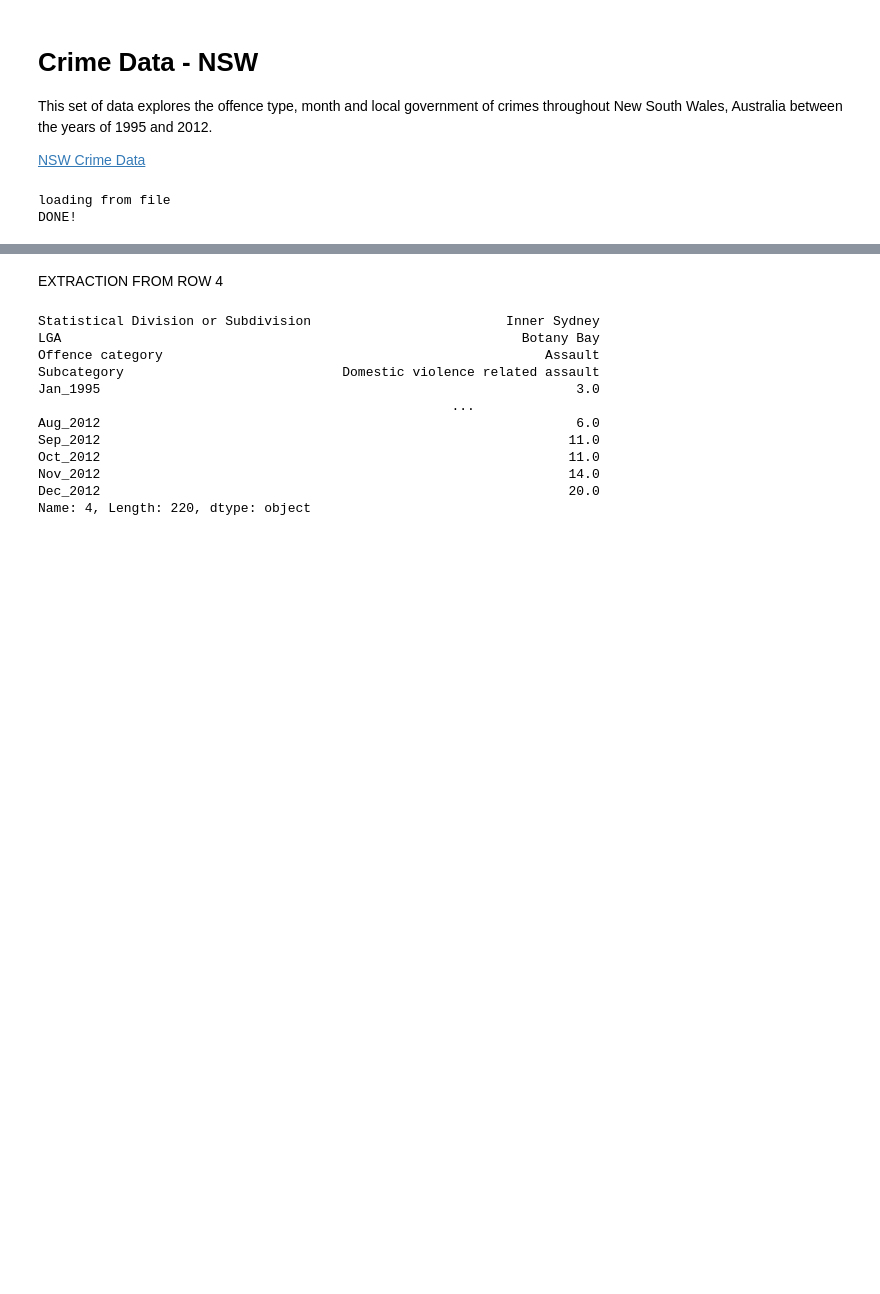
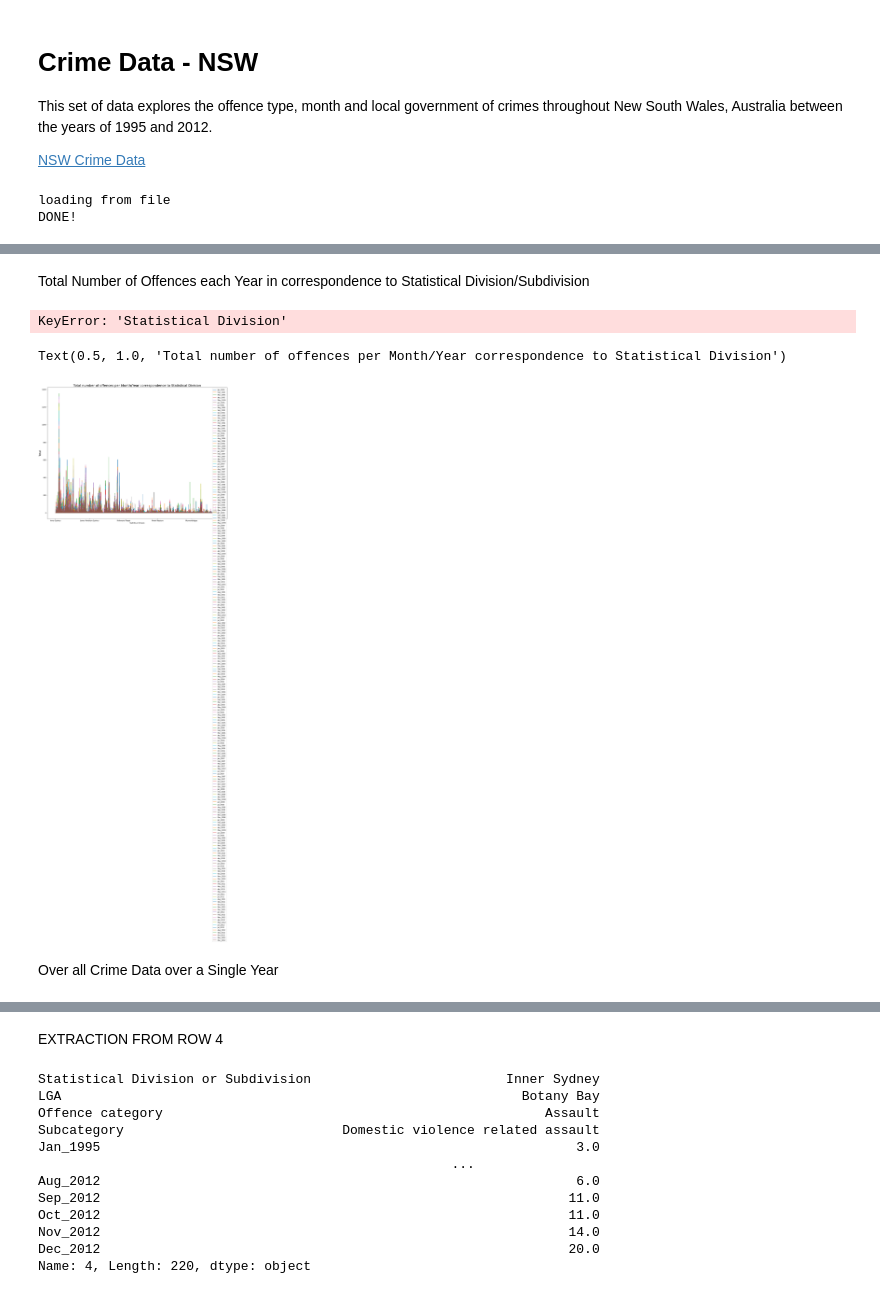
Before and after one commit to joshmic/Data_Project, a Jupyter notebook: Crime Data - NSW.ipynb, the cells around one changed output, grey strips where cells are left out. Saved outputs shown, nothing was run; the diff lists cells and outputs as text; code cells hidden in the pictures; blank space fills up the shorter version.

```diff
--- a/Crime Data - NSW.ipynb
+++ b/Crime Data - NSW.ipynb
@@ -195,0 +118,27 @@ array([[<AxesSubplot:title={'center':'Dec_2005'}>]], dtype=object)
+# %% [markdown]
+Total Number of Offences each Year in correspondence to Statistical Division/Subdivision
+# %%
+from datetime import datetime
+def nice_datestamp(thing_to_try):
+    try:
+        dt = datetime.strptime("Mar_1995", "%b_%Y")
+        return dt
+    except:
+        return thing_to_try
+
+crime_data.columns = [nice_datestamp(x) for x in crime_data.columns]
+# %%
+Stat_Div_groups = crime_data.groupby(['Statistical Division'])
+
+Stat_Div_groups.get_group('St George-Sutherland')
+# %% [output]
+KeyError: 'Statistical Division'
+# %%
+crime_data.set_index('Statistical Division').plot(fontsize = 10)
+plt.ylabel('Total', fontsize = 16)
+plt.title("Total number of offences per Month/Year correspondence to Statistical Division", fontsize=20)
+# %% [output]
+Text(0.5, 1.0, 'Total number of offences per Month/Year correspondence to Statistical Division')
+[figure, added]
+# %% [markdown]
+Over all Crime Data over a Single Year
```
Also changed, not shown: parts of 47 cells of this notebook, 1 other file.
